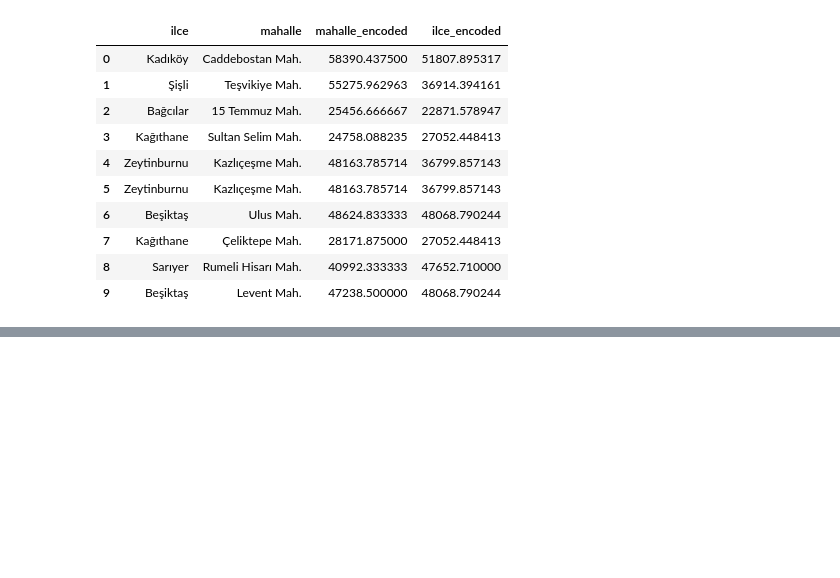
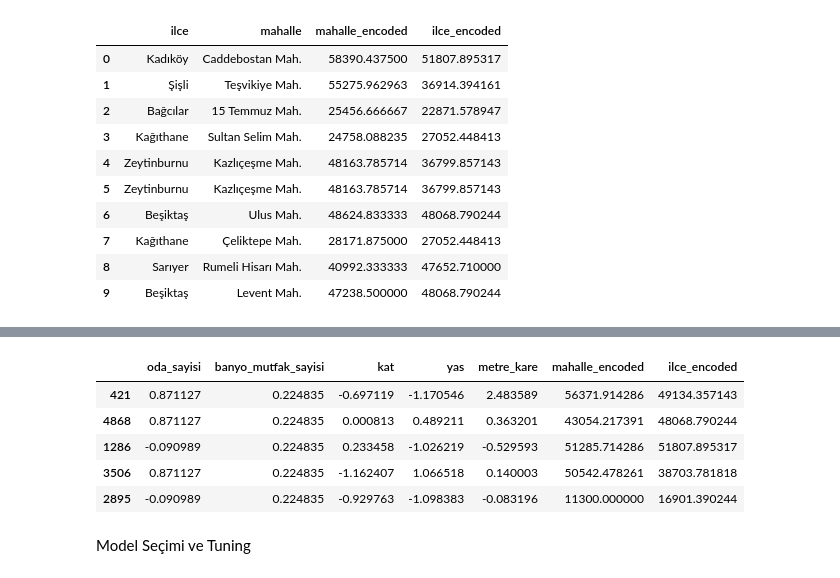
Before and after one commit to EnesBinmar/Istanbul_rent_prediction, a Jupyter notebook: kira_tahmini.ipynb, the cells around one changed output, grey strips where cells are left out. Cells and saved outputs as stored; diff of their text form; code cells hidden in the pictures; blank space fills up the shorter version.

```diff
--- a/kira_tahmini.ipynb
+++ b/kira_tahmini.ipynb
@@ -459,0 +483,13 @@ df_prepared.sample(10)
+# %%
+Y = df_prepared['fiyat']
+df_prepared.drop(['fiyat'],axis=1,inplace=True)
+# %%
+X=df_prepared
+X.sample(5)
+# %% [output]
+|  | oda_sayisi | banyo_mutfak_sayisi | kat | yas | metre_kare | mahalle_encoded | ilce_encoded |
+| 421 | 0.871127 | 0.224835 | -0.697119 | -1.170546 | 2.483589 | 56371.914286 | 49134.357143 |
+| 4868 | 0.871127 | 0.224835 | 0.000813 | 0.489211 | 0.363201 | 43054.217391 | 48068.790244 |
+| 1286 | -0.090989 | 0.224835 | 0.233458 | -1.026219 | -0.529593 | 51285.714286 | 51807.895317 |
+| 3506 | 0.871127 | 0.224835 | -1.162407 | 1.066518 | 0.140003 | 50542.478261 | 38703.781818 |
+| 2895 | -0.090989 | 0.224835 | -0.929763 | -1.098383 | -0.083196 | 11300.000000 | 16901.390244 |
@@ -459,0 +498,2 @@ df_prepared.sample(10)
+# %% [markdown]
+Model Seçimi ve Tuning
```
Also changed, not shown: parts of 22 cells of this notebook, 5 other files.
